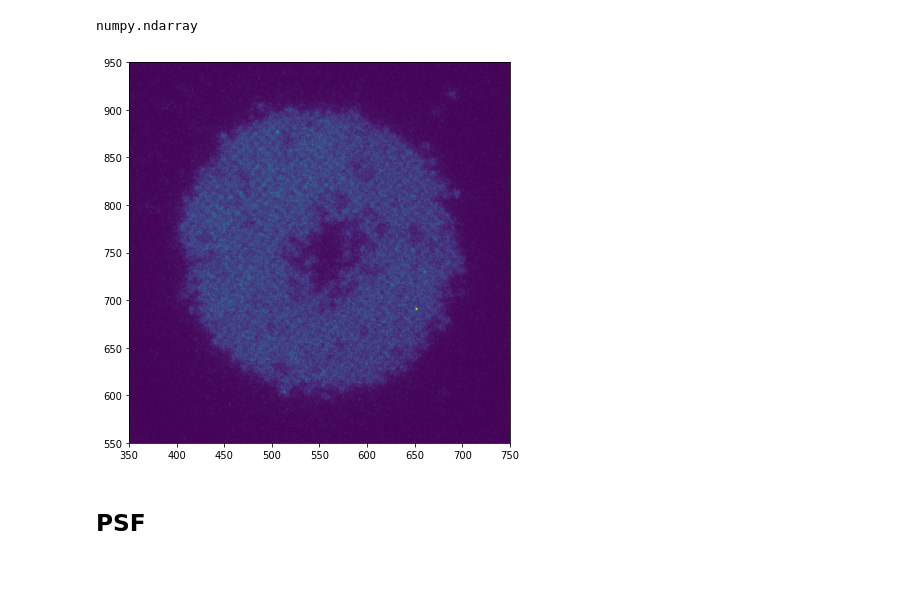
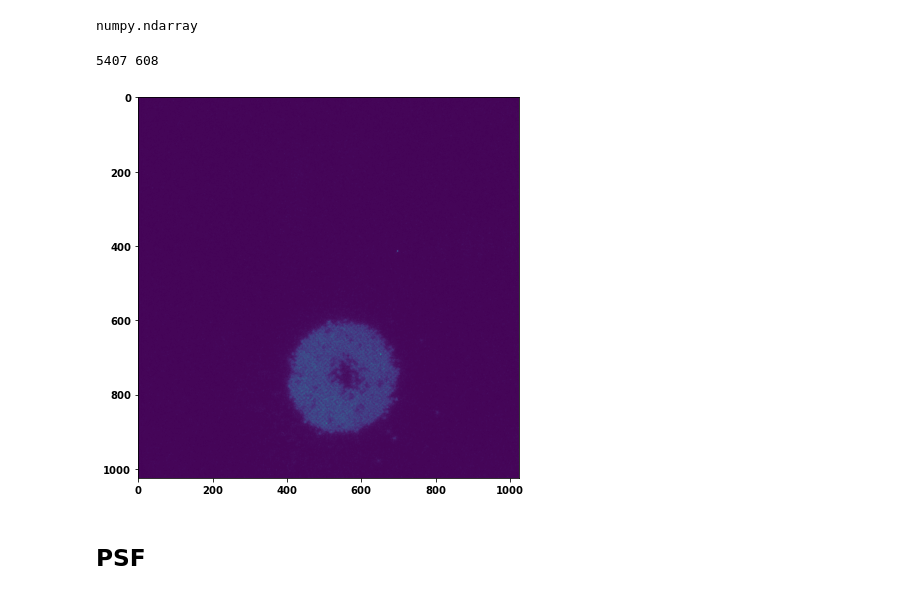
Before and after one commit to phys201/optical_lattice, a Jupyter notebook: optical_lattice/Lithium Data/LiData.ipynb, the cells around one changed output. Drawn from its saved outputs; the diff is of its cells as text; code cells hidden in the pictures.

```diff
--- a/optical_lattice/Lithium Data/LiData.ipynb
+++ b/optical_lattice/Lithium Data/LiData.ipynb
@@ -17,14 +17,18 @@ img_array = img[()] #convert the data set into a numpy array
 type(img_array)
 # %% [output]
 numpy.ndarray
+# %%
+print(img_array.max(),img_array.min())
+# %% [output]
+5407 608
 # %%
 plt.figure(figsize=(7,7))
 plt.imshow(img_array);
-plt.xlim(350, 750);
-plt.ylim(550, 950);
+# plt.xlim(350, 750);
+# plt.ylim(550, 950);
 plt.axis(True);
 # %% [output]
-[figure, old version]
+[figure, new version]
 # %% [markdown]
 ## PSF
 # %%
```
